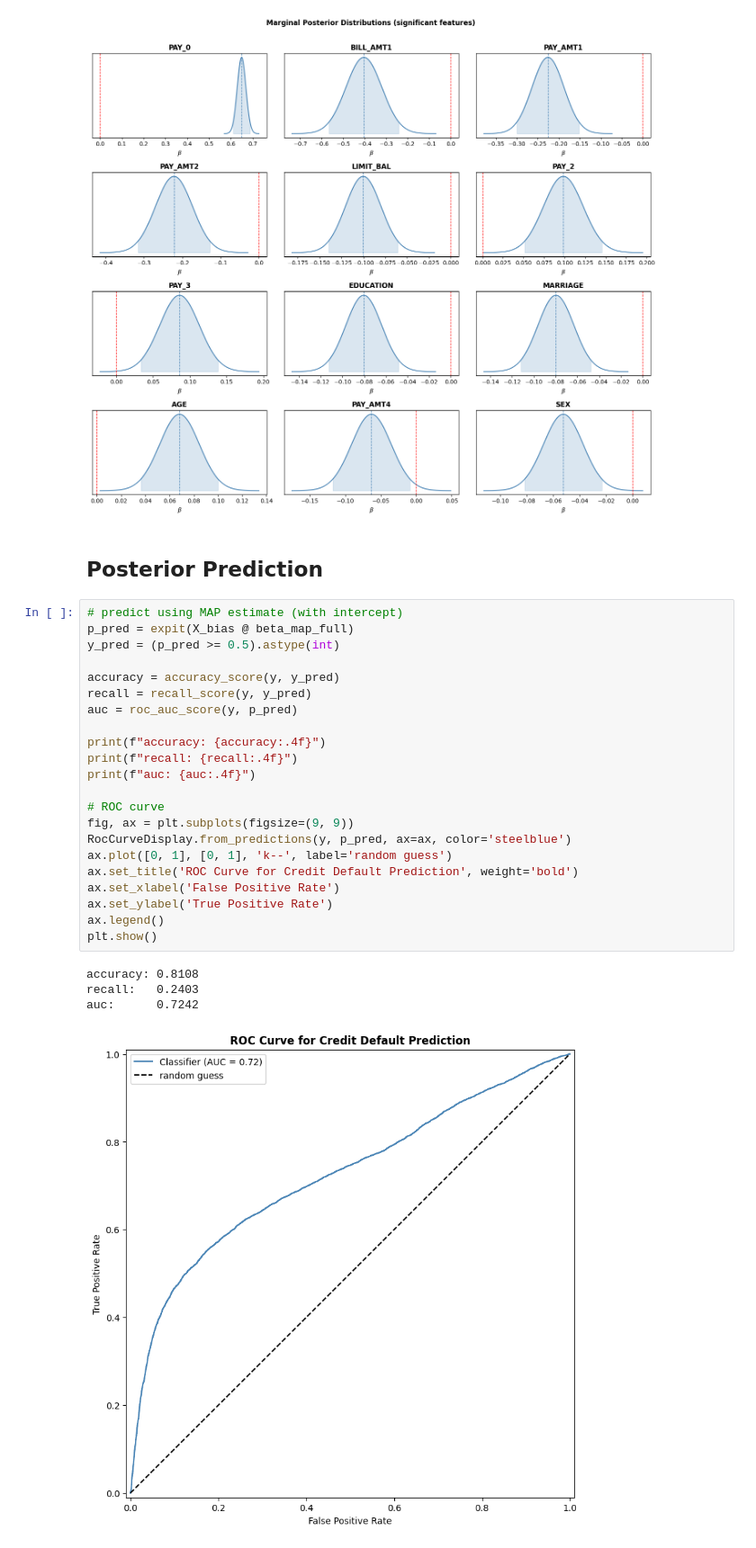
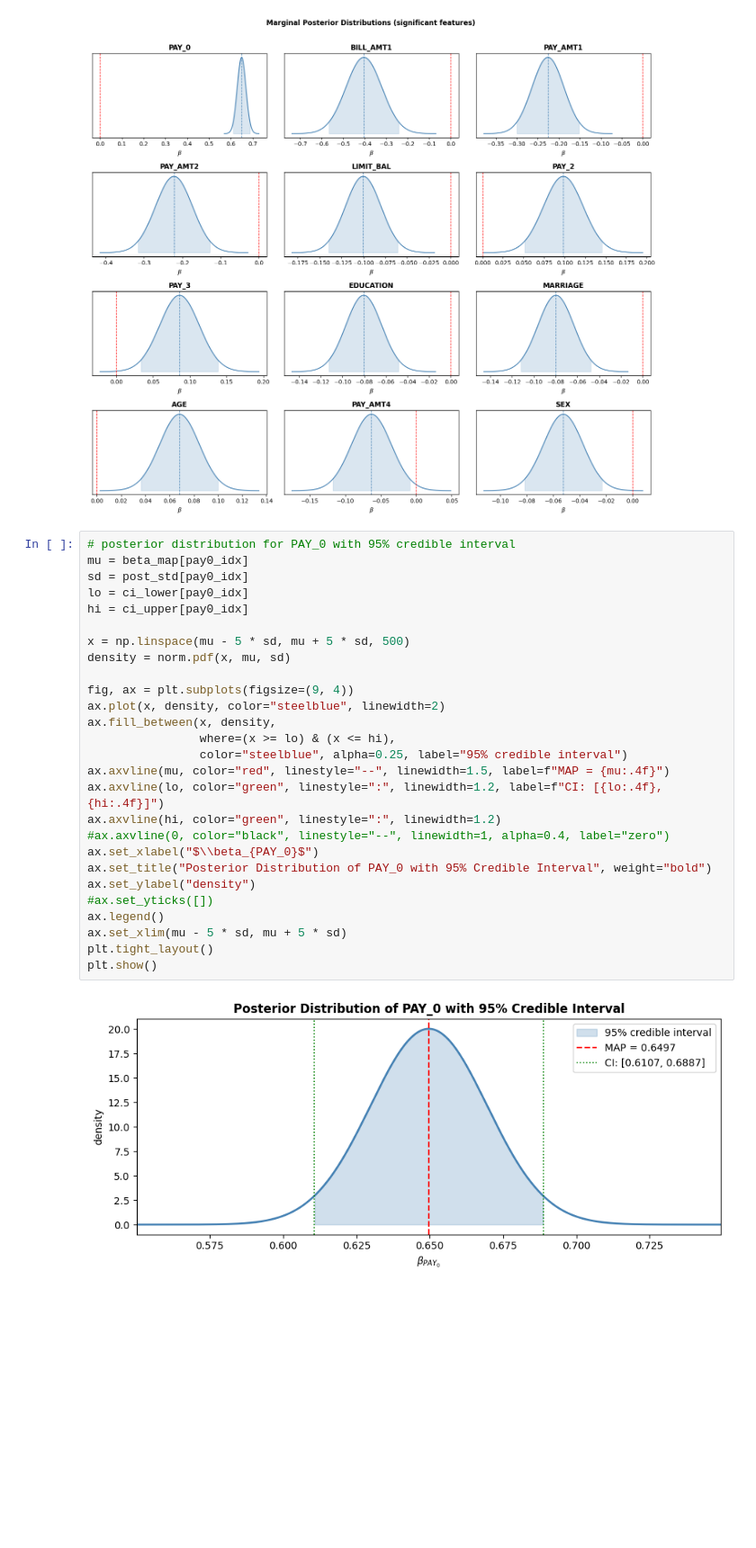
Before and after one commit to minuuva/Credit-Default-Inference-Prediction, a Jupyter notebook: notebooks/bayesian_estimation_laplace.ipynb, the cells around one changed output. Shown at 90% size. Drawn from its saved outputs; the diff is of its cells as text; blank space fills up the shorter version.

```diff
--- a/notebooks/bayesian_estimation_laplace.ipynb
+++ b/notebooks/bayesian_estimation_laplace.ipynb
@@ -221,32 +279,32 @@ plt.tight_layout()
 plt.show()
 # %% [output]
 [figure]
-# %% [markdown]
-## Posterior Prediction
-# %%
-# predict using MAP estimate (with intercept)
-p_pred = expit(X_bias @ beta_map_full)
-y_pred = (p_pred >= 0.5).astype(int)
-
-accuracy = accuracy_score(y, y_pred)
-recall = recall_score(y, y_pred)
-auc = roc_auc_score(y, p_pred)
-
-print(f"accuracy: {accuracy:.4f}")
-print(f"recall: {recall:.4f}")
-print(f"auc: {auc:.4f}")
-
-# ROC curve
-fig, ax = plt.subplots(figsize=(9, 9))
-RocCurveDisplay.from_predictions(y, p_pred, ax=ax, color='steelblue')
-ax.plot([0, 1], [0, 1], 'k--', label='random guess')
-ax.set_title('ROC Curve for Credit Default Prediction', weight='bold')
-ax.set_xlabel('False Positive Rate')
-ax.set_ylabel('True Positive Rate')
-ax.legend()
-plt.show()
-# %% [output]
-accuracy: 0.8108
-recall:   0.2403
-auc:      0.7242
-[figure, removed]
+# %%
+# posterior distribution for PAY_0 with 95% credible interval
+mu = beta_map[pay0_idx]
+sd = post_std[pay0_idx]
+lo = ci_lower[pay0_idx]
+hi = ci_upper[pay0_idx]
+
+x = np.linspace(mu - 5 * sd, mu + 5 * sd, 500)
+density = norm.pdf(x, mu, sd)
+
+fig, ax = plt.subplots(figsize=(9, 4))
+ax.plot(x, density, color="steelblue", linewidth=2)
+ax.fill_between(x, density,
+                where=(x >= lo) & (x <= hi),
+                color="steelblue", alpha=0.25, label="95% credible interval")
+ax.axvline(mu, color="red", linestyle="--", linewidth=1.5, label=f"MAP = {mu:.4f}")
+ax.axvline(lo, color="green", linestyle=":", linewidth=1.2, label=f"CI: [{lo:.4f}, {hi:.4f}]")
+ax.axvline(hi, color="green", linestyle=":", linewidth=1.2)
+#ax.axvline(0, color="black", linestyle="--", linewidth=1, alpha=0.4, label="zero")
+ax.set_xlabel("$\\beta_{PAY_0}$")
+ax.set_title("Posterior Distribution of PAY_0 with 95% Credible Interval", weight="bold")
+ax.set_ylabel("density")
+#ax.set_yticks([])
+ax.legend()
+ax.set_xlim(mu - 5 * sd, mu + 5 * sd)
+plt.tight_layout()
+plt.show()
+# %% [output]
+[figure, added]
```
Also changed, not shown: parts of 3 cells of this notebook, 1 other file.
